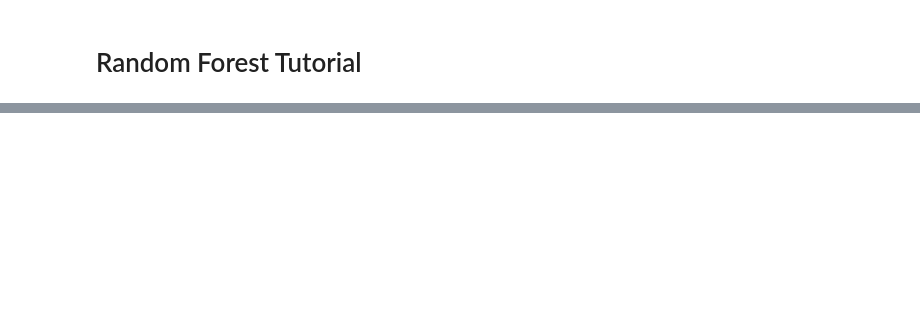
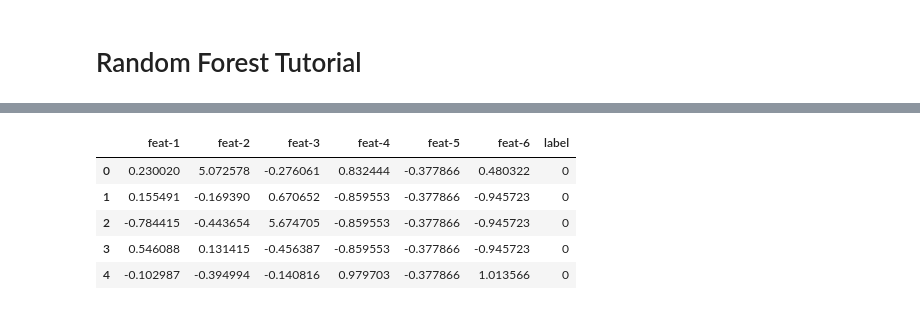
Before and after one commit to Anand191/AppliedDL, a Jupyter notebook: Random_Forest.ipynb, the cells around one changed output, grey strips where cells are left out. Saved outputs shown, nothing was run; the diff lists cells and outputs as text; code cells hidden in the pictures; blank space fills up the shorter version.

```diff
--- a/Random_Forest.ipynb
+++ b/Random_Forest.ipynb
@@ -87,0 +86,11 @@ Accuracy: 94.07 %.
+# %%
+filepath = 'resources/anomaly_datasets/mammography.mat'
+df_mammography = read_mat(filepath)
+df_mammography.head()
+# %% [output]
+|  | feat-1 | feat-2 | feat-3 | feat-4 | feat-5 | feat-6 | label |
+| 0 | 0.230020 | 5.072578 | -0.276061 | 0.832444 | -0.377866 | 0.480322 | 0 |
+| 1 | 0.155491 | -0.169390 | 0.670652 | -0.859553 | -0.377866 | -0.945723 | 0 |
+| 2 | -0.784415 | -0.443654 | 5.674705 | -0.859553 | -0.377866 | -0.945723 | 0 |
+| 3 | 0.546088 | 0.131415 | -0.456387 | -0.859553 | -0.377866 | -0.945723 | 0 |
+| 4 | -0.102987 | -0.394994 | -0.140816 | 0.979703 | -0.377866 | 1.013566 | 0 |
```
Also changed, not shown: parts of 19 cells of this notebook, 1 other file.
